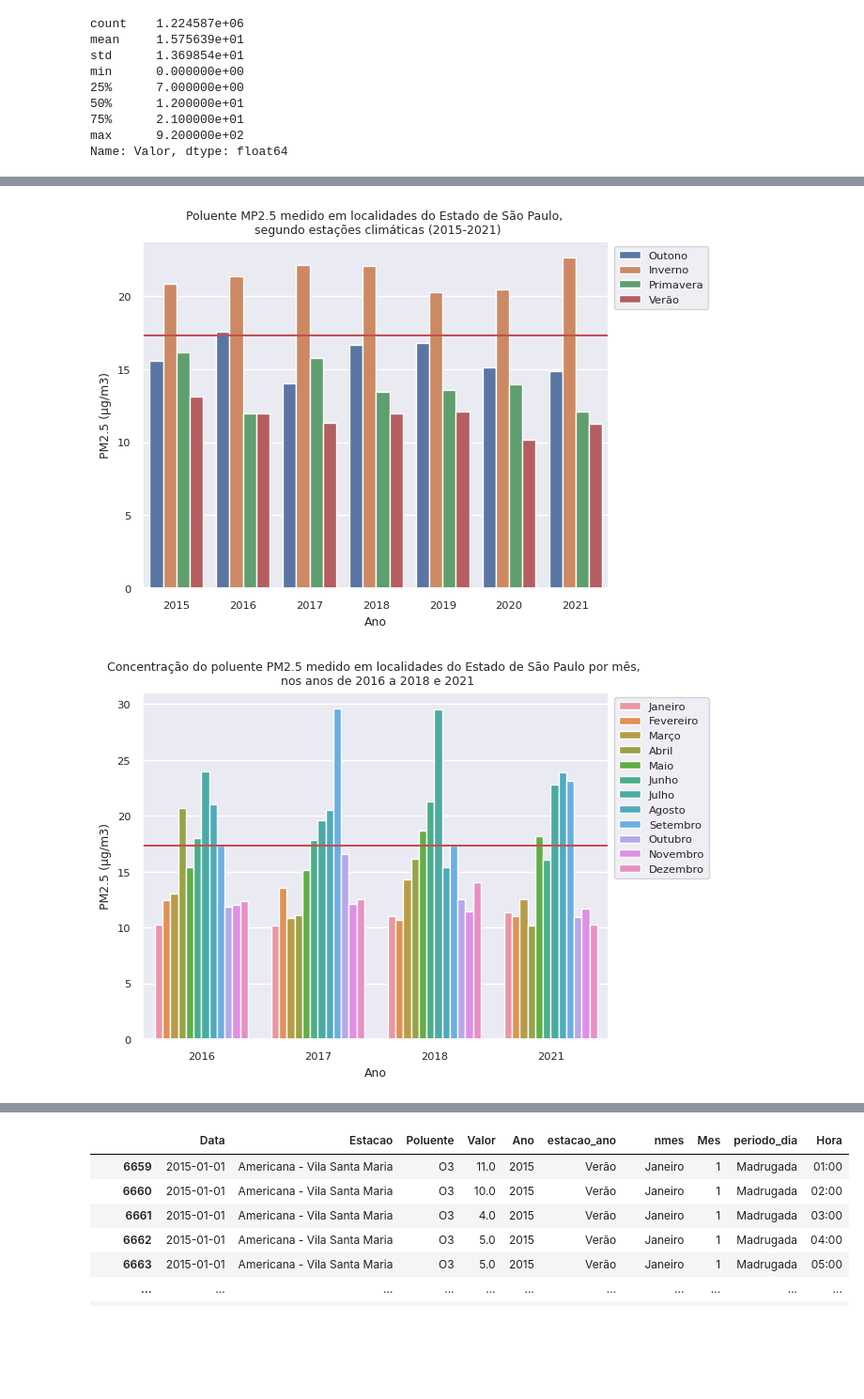
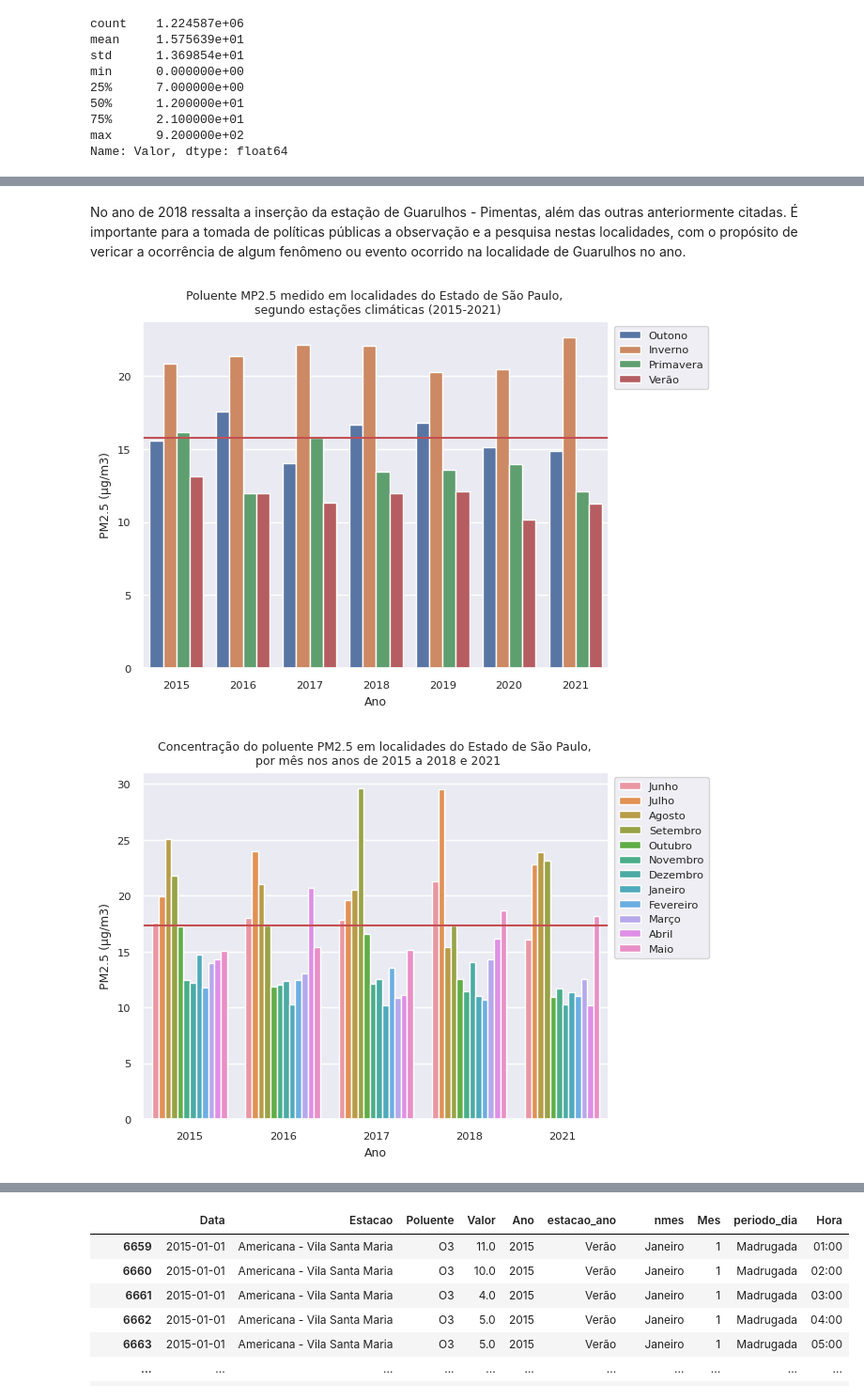
Before and after one commit to Luciahelenasantos/PUC-SPRINT-III, a Jupyter notebook: MVP_SPRINTIII_V1.ipynb, the cells around one changed output, grey strips where cells are left out. Shown at 94% size. Drawn from its saved outputs; the diff is of its cells as text; code cells hidden in the pictures; blank space fills up the shorter version.

```diff
--- a/MVP_SPRINTIII_V1.ipynb
+++ b/MVP_SPRINTIII_V1.ipynb
@@ -386,33 +439,35 @@ plt.xticks( rotation=90 );
+# %% [markdown]
+No ano de 2018 ressalta a inserção da estação de Guarulhos - Pimentas, além das outras anteriormente citadas. É importante para a tomada de políticas públicas a observação e a pesquisa nestas localidades, com o propósito de vericar a ocorrência de algum fenômeno ou evento ocorrido na localidade de Guarulhos no ano.
 # %%
 # Gráfico de barras referente ao poluente PM2.5
 
 gfg = sns.barplot(x = "Ano", y = "Valor", hue = "estacao_ano", data = dadoarMP2_5, errorbar=None);
-plt.axhline(y=17.32, color='r', linestyle='-')
+plt.axhline(y=15.75, color='r', linestyle='-')
 plt.title("Poluente MP2.5 medido em localidades do Estado de São Paulo, \n segundo estações climáticas (2015-2021)")
 plt.ylabel("PM2.5 (µg/m3)")
 gfg.legend(fontsize=8)
 gfg.legend(bbox_to_anchor= (1,1))
 plt.show();
 # %% [output]
-[figure, old version]
+[figure, new version]
 # %%
 # Selecionando no banco dadoarMP2_5 os Anos de 2016 a 2016 a 2018 e 2021
 
-dadoarMP2_5_2016_2021 = dadoarMP2_5[['Valor','Ano','estacao_ano','Mes', 'nmes']]
-dadoarMP2_5_2016_2021 = dadoarMP2_5_2016_2021.loc[ ( dadoarMP2_5 ['Ano'] == 2016) | ( dadoarMP2_5 ['Ano'] == 2017) |
+dadoarMP2_5_2015_2021 = dadoarMP2_5[['Valor','Ano','estacao_ano','Mes', 'nmes']]
+dadoarMP2_5_2015_2021 = dadoarMP2_5_2015_2021.loc[ ( dadoarMP2_5 ['Ano'] == 2015) | (dadoarMP2_5 ['Ano'] == 2016) | ( dadoarMP2_5 ['Ano'] == 2017) |
                                                    ( dadoarMP2_5 ['Ano'] == 2018) | ( dadoarMP2_5 ['Ano'] == 2021) ]
 # %%
 # Gráfico de barras referente ao PM2.5
 
-gfg = sns.barplot(x = "Ano", y = "Valor", hue = "nmes", data = dadoarMP2_5_2016_2021, errorbar=None);
+gfg = sns.barplot(x = "Ano", y = "Valor", hue = "nmes", data = dadoarMP2_5_2015_2021, errorbar=None);
 plt.axhline(y=17.32, color='r', linestyle='-')
-plt.title("Concentração do poluente PM2.5 medido em localidades do Estado de São Paulo por mês, \n nos anos de 2016 a 2018 e 2021")
+plt.title("Concentração do poluente PM2.5 em localidades do Estado de São Paulo, \n por mês nos anos de 2015 a 2018 e 2021")
 plt.ylabel("PM2.5 (µg/m3)")
 gfg.legend(fontsize = 4.5)
 gfg.legend(bbox_to_anchor = (1,1))
 plt.show();
 # %% [output]
-[figure, old version]
+[figure, new version]
 # %%
 # Gráfico de linhas
 
```
Also changed, not shown: parts of 33 cells of this notebook.
